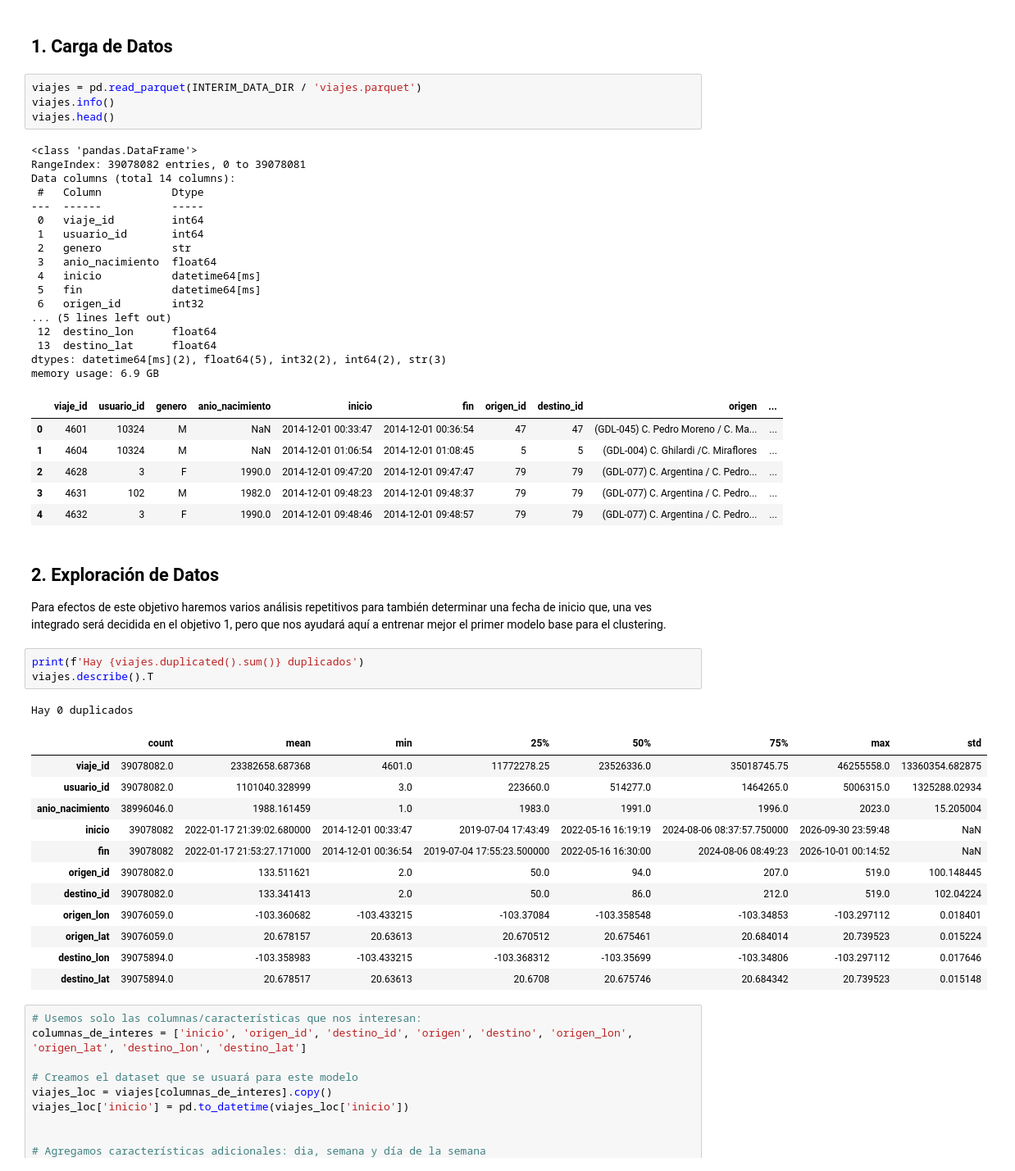
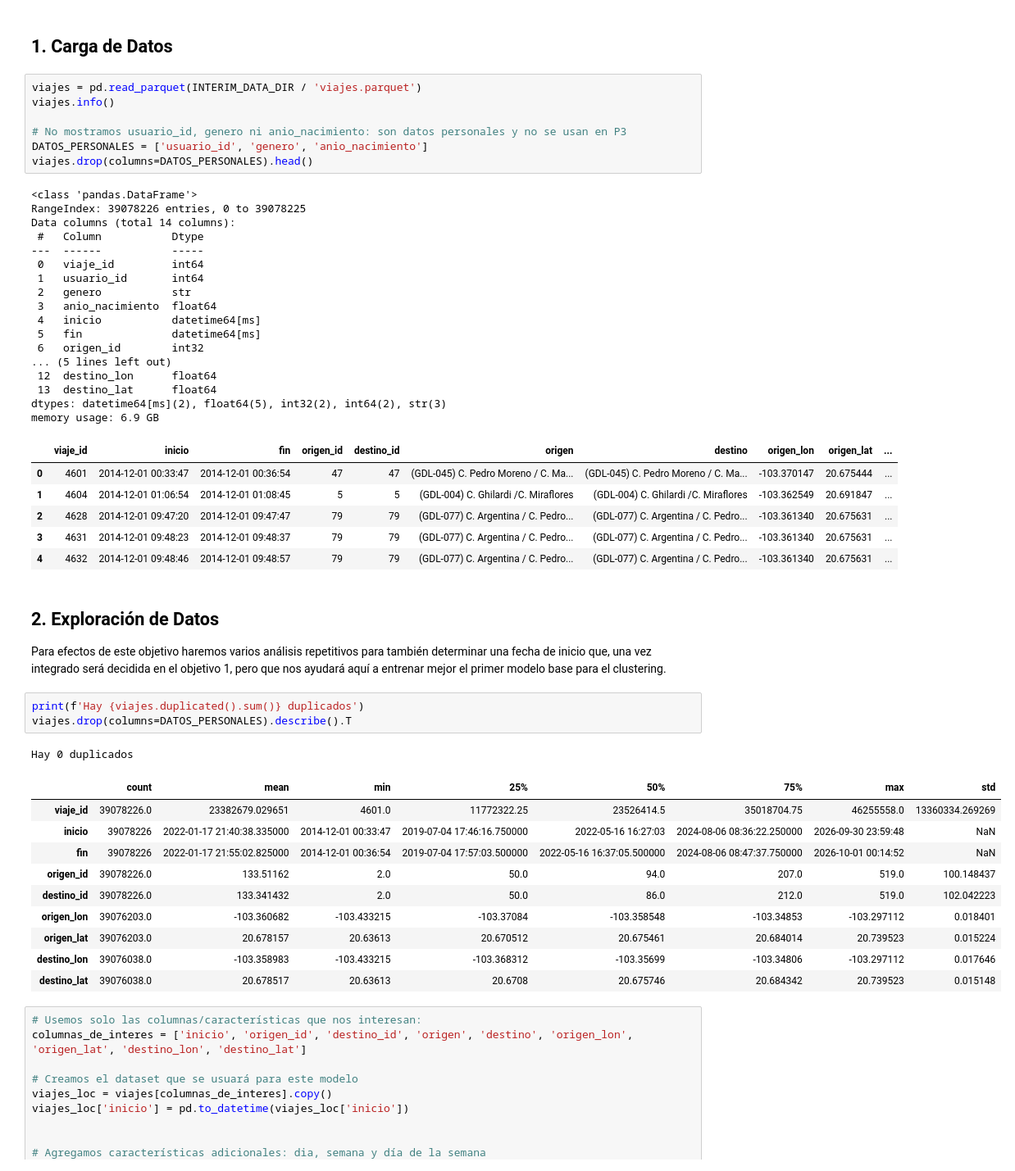
Before and after one commit to manuelMedinaMna/MiBici_MLOps, a Jupyter notebook: notebooks/1.0-im-initial-eda.ipynb, the cells around one changed output. Shown at 82% size. Cells and saved outputs as stored; diff of their text form.

Commit message:
fix(p3): ocultar datos personales y corregir errores del notebook

```diff
--- a/notebooks/1.0-im-initial-eda.ipynb
+++ b/notebooks/1.0-im-initial-eda.ipynb
@@ -14,10 +14,13 @@ import folium
 # %%
 viajes = pd.read_parquet(INTERIM_DATA_DIR / 'viajes.parquet')
 viajes.info()
-viajes.head()
+
+# No mostramos usuario_id, genero ni anio_nacimiento: son datos personales y no se usan en P3
+DATOS_PERSONALES = ['usuario_id', 'genero', 'anio_nacimiento']
+viajes.drop(columns=DATOS_PERSONALES).head()
 # %% [output]
 <class 'pandas.DataFrame'>
-RangeIndex: 39078082 entries, 0 to 39078081
+RangeIndex: 39078226 entries, 0 to 39078225
 Data columns (total 14 columns):
  #   Column           Dtype
 ---  ------           -----
@@ -33,33 +36,31 @@ Data columns (total 14 columns):
  13  destino_lat      float64
 dtypes: datetime64[ms](2), float64(5), int32(2), int64(2), str(3)
 memory usage: 6.9 GB
-|  | viaje_id | usuario_id | genero | anio_nacimiento | inicio | fin | origen_id | destino_id | origen | ... |
-| 0 | 4601 | 10324 | M | NaN | 2014-12-01 00:33:47 | 2014-12-01 00:36:54 | 47 | 47 | (GDL-045) C. Pedro Moreno / C. Ma... | ... |
-| 1 | 4604 | 10324 | M | NaN | 2014-12-01 01:06:54 | 2014-12-01 01:08:45 | 5 | 5 | (GDL-004) C. Ghilardi /C. Miraflores | ... |
-| 2 | 4628 | 3 | F | 1990.0 | 2014-12-01 09:47:20 | 2014-12-01 09:47:47 | 79 | 79 | (GDL-077) C. Argentina / C. Pedro... | ... |
-| 3 | 4631 | 102 | M | 1982.0 | 2014-12-01 09:48:23 | 2014-12-01 09:48:37 | 79 | 79 | (GDL-077) C. Argentina / C. Pedro... | ... |
-| 4 | 4632 | 3 | F | 1990.0 | 2014-12-01 09:48:46 | 2014-12-01 09:48:57 | 79 | 79 | (GDL-077) C. Argentina / C. Pedro... | ... |
+|  | viaje_id | inicio | fin | origen_id | destino_id | origen | destino | origen_lon | origen_lat | ... |
+| 0 | 4601 | 2014-12-01 00:33:47 | 2014-12-01 00:36:54 | 47 | 47 | (GDL-045) C. Pedro Moreno / C. Ma... | (GDL-045) C. Pedro Moreno / C. Ma... | -103.370147 | 20.675444 | ... |
+| 1 | 4604 | 2014-12-01 01:06:54 | 2014-12-01 01:08:45 | 5 | 5 | (GDL-004) C. Ghilardi /C. Miraflores | (GDL-004) C. Ghilardi /C. Miraflores | -103.362549 | 20.691847 | ... |
+| 2 | 4628 | 2014-12-01 09:47:20 | 2014-12-01 09:47:47 | 79 | 79 | (GDL-077) C. Argentina / C. Pedro... | (GDL-077) C. Argentina / C. Pedro... | -103.361340 | 20.675631 | ... |
+| 3 | 4631 | 2014-12-01 09:48:23 | 2014-12-01 09:48:37 | 79 | 79 | (GDL-077) C. Argentina / C. Pedro... | (GDL-077) C. Argentina / C. Pedro... | -103.361340 | 20.675631 | ... |
+| 4 | 4632 | 2014-12-01 09:48:46 | 2014-12-01 09:48:57 | 79 | 79 | (GDL-077) C. Argentina / C. Pedro... | (GDL-077) C. Argentina / C. Pedro... | -103.361340 | 20.675631 | ... |
 # %% [markdown]
 ## 2. Exploración de Datos
 
-Para efectos de este objetivo haremos varios análisis repetitivos para también determinar una fecha de inicio que, una ves integrado será decidida en el objetivo 1, pero que nos ayudará aquí a entrenar mejor el primer modelo base para el clustering.
+Para efectos de este objetivo haremos varios análisis repetitivos para también determinar una fecha de inicio que, una vez integrado será decidida en el objetivo 1, pero que nos ayudará aquí a entrenar mejor el primer modelo base para el clustering.
 # %%
 print(f'Hay {viajes.duplicated().sum()} duplicados')
-viajes.describe().T
+viajes.drop(columns=DATOS_PERSONALES).describe().T
 # %% [output]
 Hay 0 duplicados
 |  | count | mean | min | 25% | 50% | 75% | max | std |
-| viaje_id | 39078082.0 | 23382658.687368 | 4601.0 | 11772278.25 | 23526336.0 | 35018745.75 | 46255558.0 | 13360354.682875 |
-| usuario_id | 39078082.0 | 1101040.328999 | 3.0 | 223660.0 | 514277.0 | 1464265.0 | 5006315.0 | 1325288.02934 |
-| anio_nacimiento | 38996046.0 | 1988.161459 | 1.0 | 1983.0 | 1991.0 | 1996.0 | 2023.0 | 15.205004 |
-| inicio | 39078082 | 2022-01-17 21:39:02.680000 | 2014-12-01 00:33:47 | 2019-07-04 17:43:49 | 2022-05-16 16:19:19 | 2024-08-06 08:37:57.750000 | 2026-09-30 23:59:48 | NaN |
-| fin | 39078082 | 2022-01-17 21:53:27.171000 | 2014-12-01 00:36:54 | 2019-07-04 17:55:23.500000 | 2022-05-16 16:30:00 | 2024-08-06 08:49:23 | 2026-10-01 00:14:52 | NaN |
-| origen_id | 39078082.0 | 133.511621 | 2.0 | 50.0 | 94.0 | 207.0 | 519.0 | 100.148445 |
-| destino_id | 39078082.0 | 133.341413 | 2.0 | 50.0 | 86.0 | 212.0 | 519.0 | 102.04224 |
-| origen_lon | 39076059.0 | -103.360682 | -103.433215 | -103.37084 | -103.358548 | -103.34853 | -103.297112 | 0.018401 |
-| origen_lat | 39076059.0 | 20.678157 | 20.63613 | 20.670512 | 20.675461 | 20.684014 | 20.739523 | 0.015224 |
-| destino_lon | 39075894.0 | -103.358983 | -103.433215 | -103.368312 | -103.35699 | -103.34806 | -103.297112 | 0.017646 |
-| destino_lat | 39075894.0 | 20.678517 | 20.63613 | 20.6708 | 20.675746 | 20.684342 | 20.739523 | 0.015148 |
+| viaje_id | 39078226.0 | 23382679.029651 | 4601.0 | 11772322.25 | 23526414.5 | 35018704.75 | 46255558.0 | 13360334.269269 |
+| inicio | 39078226 | 2022-01-17 21:40:38.335000 | 2014-12-01 00:33:47 | 2019-07-04 17:46:16.750000 | 2022-05-16 16:27:03 | 2024-08-06 08:36:22.250000 | 2026-09-30 23:59:48 | NaN |
+| fin | 39078226 | 2022-01-17 21:55:02.825000 | 2014-12-01 00:36:54 | 2019-07-04 17:57:03.500000 | 2022-05-16 16:37:05.500000 | 2024-08-06 08:47:37.750000 | 2026-10-01 00:14:52 | NaN |
+| origen_id | 39078226.0 | 133.51162 | 2.0 | 50.0 | 94.0 | 207.0 | 519.0 | 100.148437 |
+| destino_id | 39078226.0 | 133.341432 | 2.0 | 50.0 | 86.0 | 212.0 | 519.0 | 102.042223 |
+| origen_lon | 39076203.0 | -103.360682 | -103.433215 | -103.37084 | -103.358548 | -103.34853 | -103.297112 | 0.018401 |
+| origen_lat | 39076203.0 | 20.678157 | 20.63613 | 20.670512 | 20.675461 | 20.684014 | 20.739523 | 0.015224 |
+| destino_lon | 39076038.0 | -103.358983 | -103.433215 | -103.368312 | -103.35699 | -103.34806 | -103.297112 | 0.017646 |
+| destino_lat | 39076038.0 | 20.678517 | 20.63613 | 20.6708 | 20.675746 | 20.684342 | 20.739523 | 0.015148 |
 # %%
 # Usemos solo las columnas/características que nos interesan:
 columnas_de_interes = ['inicio', 'origen_id', 'destino_id', 'origen', 'destino', 'origen_lon', 'origen_lat', 'destino_lon', 'destino_lat']
```
Also changed, not shown: parts of 15 cells of this notebook, 1 other file.
